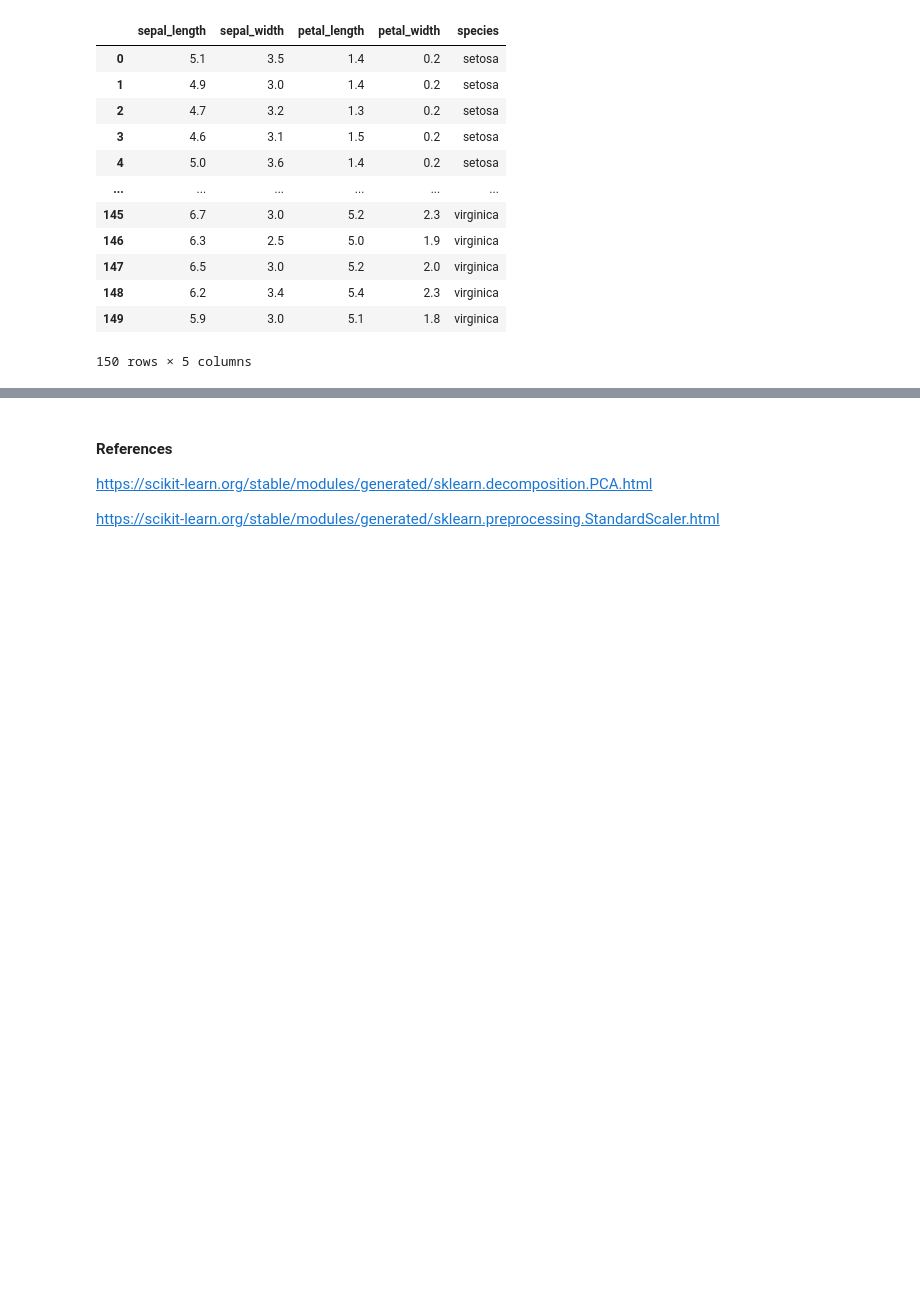
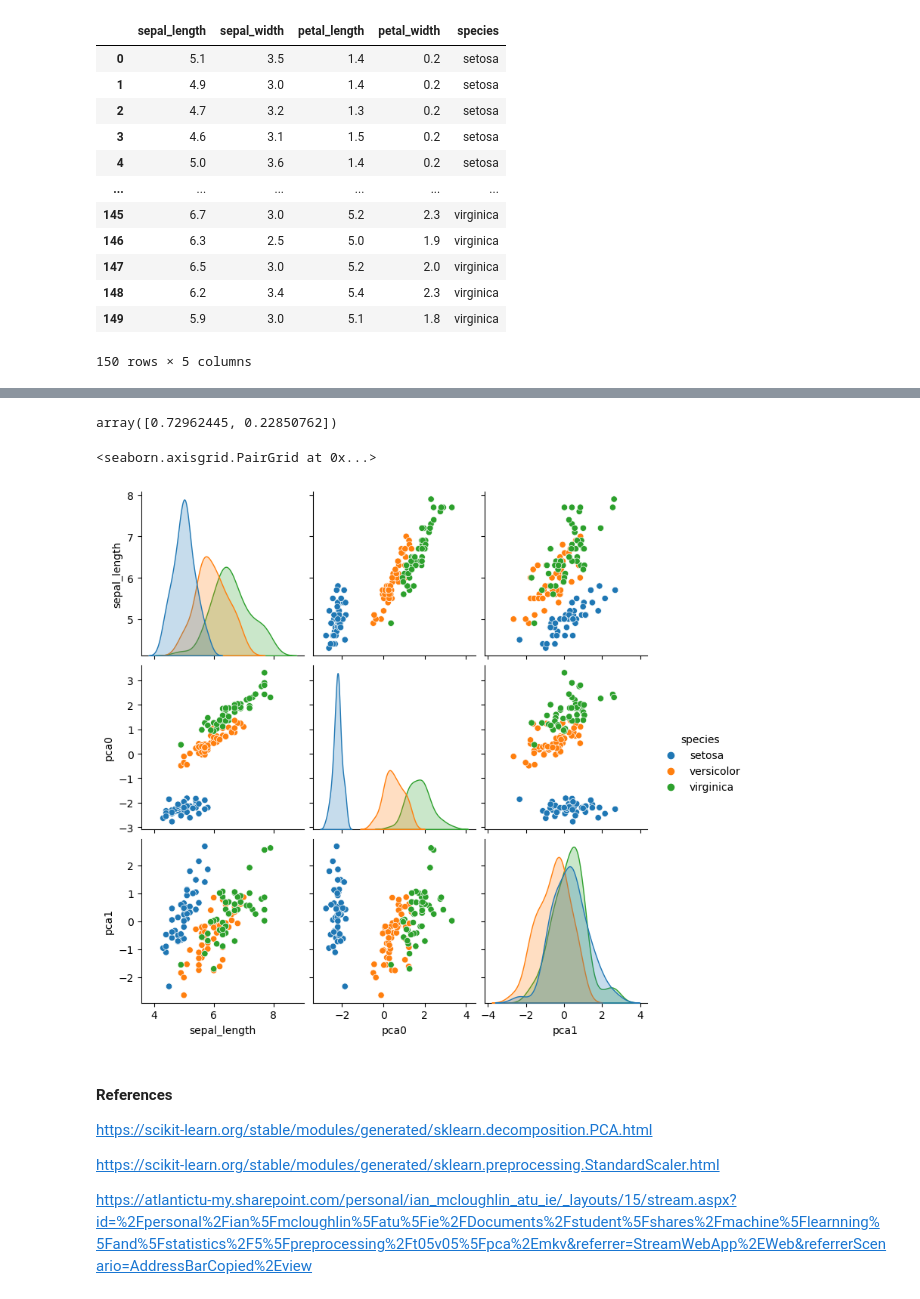
Before and after one commit to Tanjasta/Machine-Learning-and-Statistics, a Jupyter notebook: tasks.ipynb, the cells around one changed output, grey strips where cells are left out. Drawn from its saved outputs; the diff is of its cells as text; code cells hidden in the pictures; blank space fills up the shorter version.

```diff
--- a/tasks.ipynb
+++ b/tasks.ipynb
@@ -289,0 +409,3 @@ df
+# %%
+# Fit the data to the scaler.
+scaler.fit(X)
@@ -289,0 +419,6 @@ df
+# %%
+# Transformed X array.
+X_transformed = scaler.transform(X)
+
+# Show.
+X_transformed
@@ -289,0 +443,3 @@ df
+# %%
+# Re-create data frame.
+df_X_trans = pd.DataFrame(X_transformed, columns=X.columns)
@@ -289,0 +463,19 @@ df
+# %%
+# Create a new PCA instance.
+pca = PCA(n_components=2)
+
+# Fit the scaled data.
+pca.fit(df_X_trans)
+
+# Transform.
+X_trans_pca = pca.transform(df_X_trans)
+
+# Original classifications.
+df_trans_pca = pd.DataFrame(df[['species', 'sepal_length']])
+
+# Incorporate our PCA variables.
+df_trans_pca['pca0'] = X_trans_pca[:, 0]
+df_trans_pca['pca1'] = X_trans_pca[:, 1]
+
+# Show.
+df_trans_pca
@@ -290,6 +496,19 @@ df
+# %%
+# Look at the variance.
+pca.explained_variance_ratio_
+# %% [output]
+array([0.72962445, 0.22850762])
+# %%
+# Pair plot.
+sns.pairplot(df_trans_pca, hue='species')
+# %% [output]
+<seaborn.axisgrid.PairGrid at 0x...>
+[figure, added]
 # %% [markdown]
 #### References
 
 https://scikit-learn.org/stable/modules/generated/sklearn.decomposition.PCA.html
 
 https://scikit-learn.org/stable/modules/generated/sklearn.preprocessing.StandardScaler.html
+
+https://atlantictu-my.sharepoint.com/personal/ian_mcloughlin_atu_ie/_layouts/15/stream.aspx?id=%2Fpersonal%2Fian%5Fmcloughlin%5Fatu%5Fie%2FDocuments%2Fstudent%5Fshares%2Fmachine%5Flearnning%5Fand%5Fstatistics%2F5%5Fpreprocessing%2Ft05v05%5Fpca%2Emkv&referrer=StreamWebApp%2EWeb&referrerScenario=AddressBarCopied%2Eview
```
Also changed, not shown: parts of 20 cells of this notebook.
